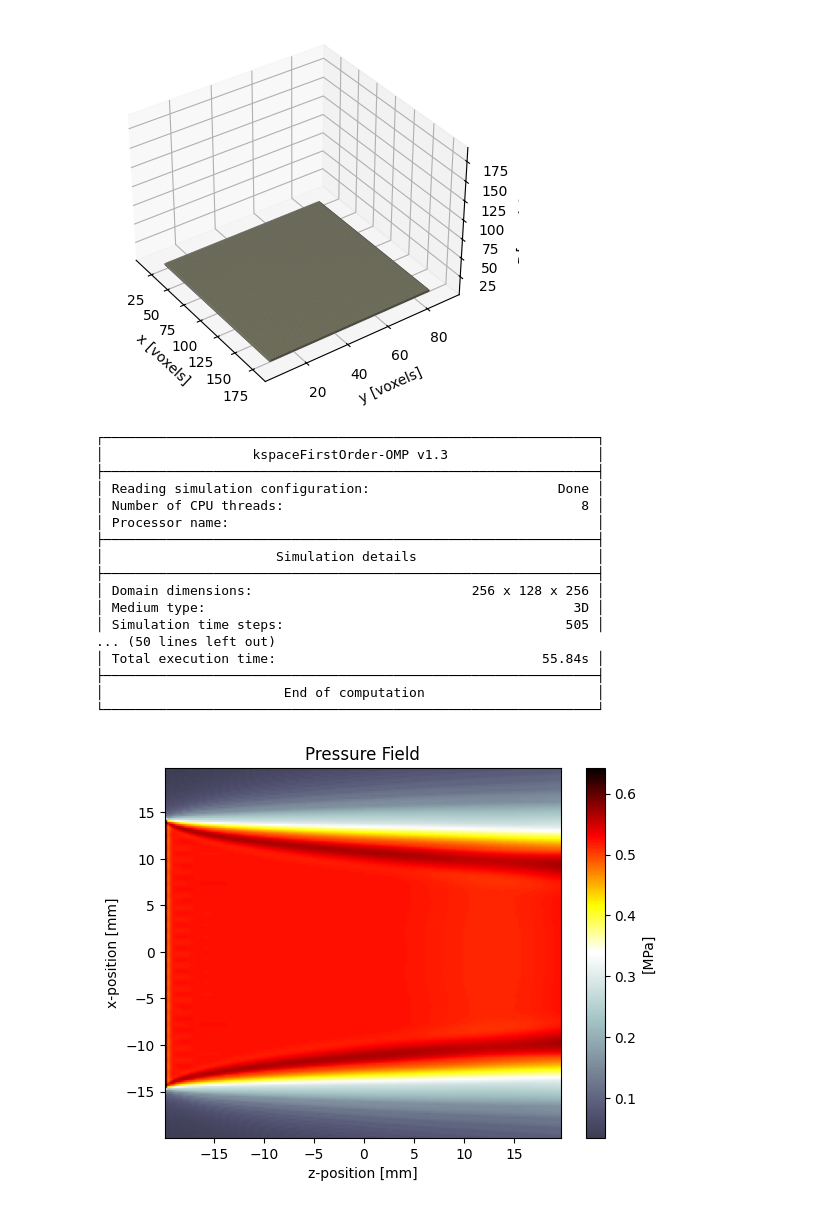
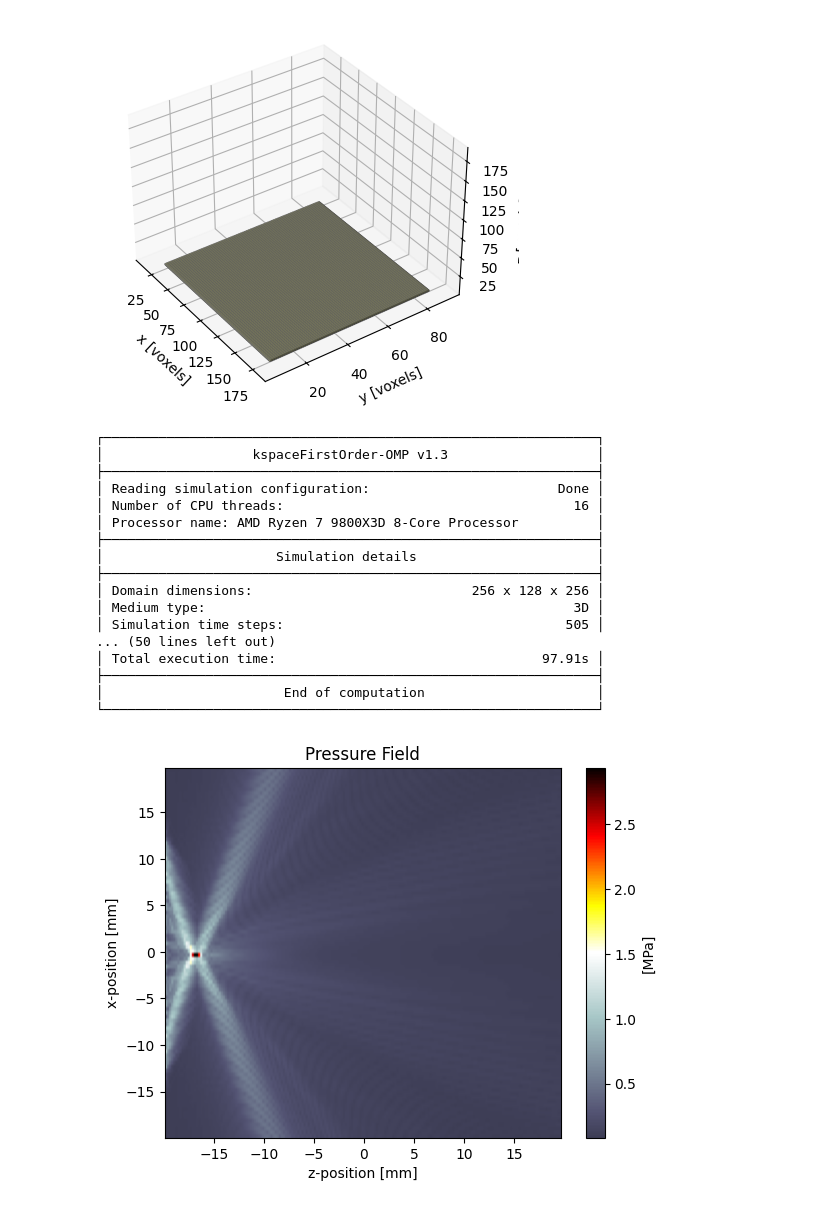
Before and after one commit to thomasrribeiro/fus-safety, a Jupyter notebook: linear_transducer.ipynb, the cells around one changed output. Cells and saved outputs as stored; diff of their text form; code cells hidden in the pictures.

```diff
--- a/linear_transducer.ipynb
+++ b/linear_transducer.ipynb
@@ -17,12 +24,12 @@ from kwave.utils.colormap import get_color_map
 # %%
 c0 = 1500
 rho0 = 1000
-source_f0 = 2e6 # [Hz]
+source_f0 = 2.7e6 # [Hz]
 source_amp = 0.6e6 # [Pa]
 source_cycles = 3 # [cycles]
 
-source_focus = float('inf')
-# source_focus = 20e-3
+# source_focus = float('inf')
+source_focus = 3e-3
 
 element_num = 64
 element_width = 208e-6 * 140
@@ -64,7 +71,7 @@ else:
     time_delays = np.zeros(element_num)
 
 source_sig = source_amp * tone_burst(1 / kgrid.dt, source_f0, source_cycles, signal_offset=np.round(time_delays / kgrid.dt).astype(int))
-karray = kWaveArray(bli_tolerance=0.05, upsampling_rate=10)
+karray = kWaveArray()#bli_tolerance=0.05, upsampling_rate=10)
 
 for ind in range(element_num):
     x_pos = 0 - (element_num * element_pitch / 2 - element_pitch / 2) + ind * element_pitch
@@ -102,8 +109,8 @@ sensor_data = kspaceFirstOrder3DC(
 │                   kspaceFirstOrder-OMP v1.3                   │
 ├───────────────────────────────────────────────────────────────┤
 │ Reading simulation configuration:                        Done │
-│ Number of CPU threads:                                      8 │
-│ Processor name:                                               │
+│ Number of CPU threads:                                     16 │
+│ Processor name: AMD Ryzen 7 9800X3D 8-Core Processor          │
 ├───────────────────────────────────────────────────────────────┤
 │                      Simulation details                       │
 ├───────────────────────────────────────────────────────────────┤
@@ -111,7 +118,7 @@ sensor_data = kspaceFirstOrder3DC(
 │ Medium type:                                               3D │
 │ Simulation time steps:                                    505 │
 ... (50 lines left out)
-│ Total execution time:                                  55.84s │
+│ Total execution time:                                  97.91s │
 ├───────────────────────────────────────────────────────────────┤
 │                       End of computation                      │
 └───────────────────────────────────────────────────────────────┘
@@ -121,19 +128,19 @@ p_max = np.reshape(sensor_data["p_max"], (Nx, Ny, Nz), order="F")
 # %%
 # VISUALISATION
 plt.figure()
 plt.imshow(
-    1e-6 * p_max[:, Ny // 2, :],
+    1e-6 * p_max[Nx // 2, :, :],
     extent=[1e3 * kgrid.x_vec[0][0], 1e3 * kgrid.x_vec[-1][0], 1e3 * kgrid.z_vec[0][0], 1e3 * kgrid.z_vec[-1][0]],
     aspect="auto",
     cmap=get_color_map(),
 )
 plt.xlabel("z-position [mm]")
 plt.ylabel("x-position [mm]")
 plt.title("Pressure Field")
 plt.colorbar(label="[MPa]")
 plt.show()
 # %% [output]
-[figure, old version]
+[figure, new version]
 # %%
 # Extract centerline data
 centerline_index = Ny // 2
```
Also changed, not shown: parts of 4 cells of this notebook, 2 other files.
